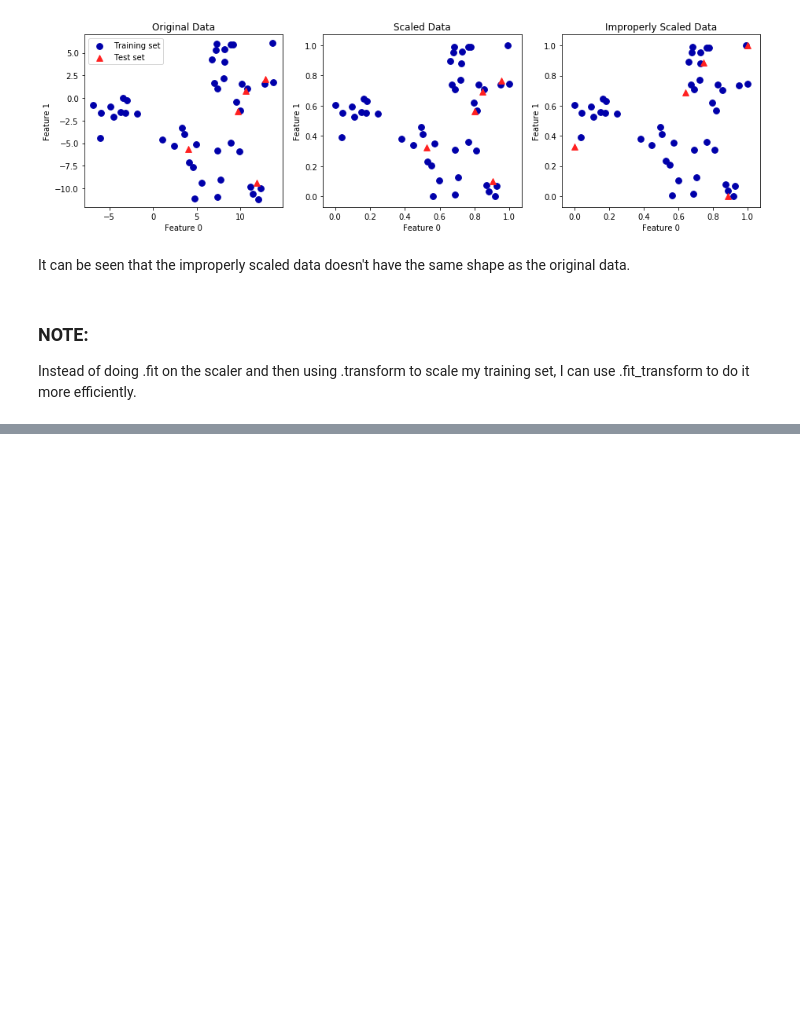
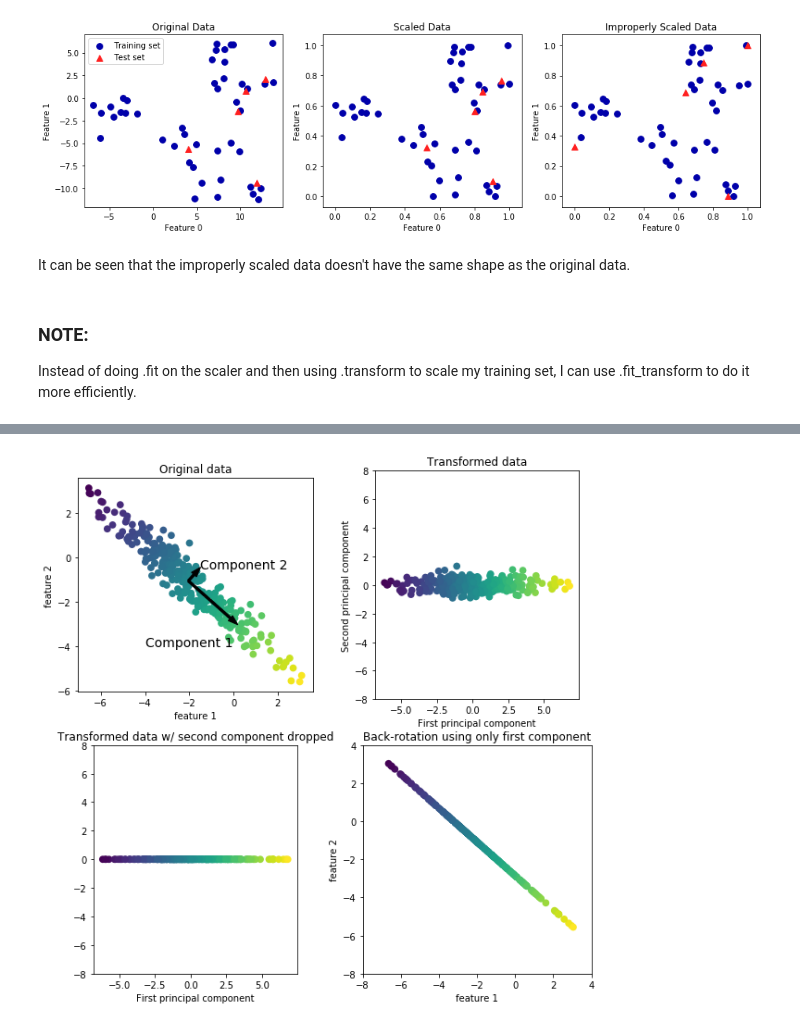
Before and after one commit to Patabu2/machine_learning_study, a Jupyter notebook: Chapter 3- Unsupervised Learning and Preoricessing.ipynb, the cells around one changed output, grey strips where cells are left out. Saved outputs shown, nothing was run; the diff lists cells and outputs as text; code cells hidden in the pictures; blank space fills up the shorter version.

```diff
--- a/Chapter 3- Unsupervised Learning and Preoricessing.ipynb
+++ b/Chapter 3- Unsupervised Learning and Preoricessing.ipynb
@@ -204,0 +277,4 @@ X_scaled = scaler.fit_transform(X_train)
+# %%
+mglearn.plots.plot_pca_illustration()
+# %% [output]
+[figure, added]
```
Also changed, not shown: parts of 13 cells of this notebook.
